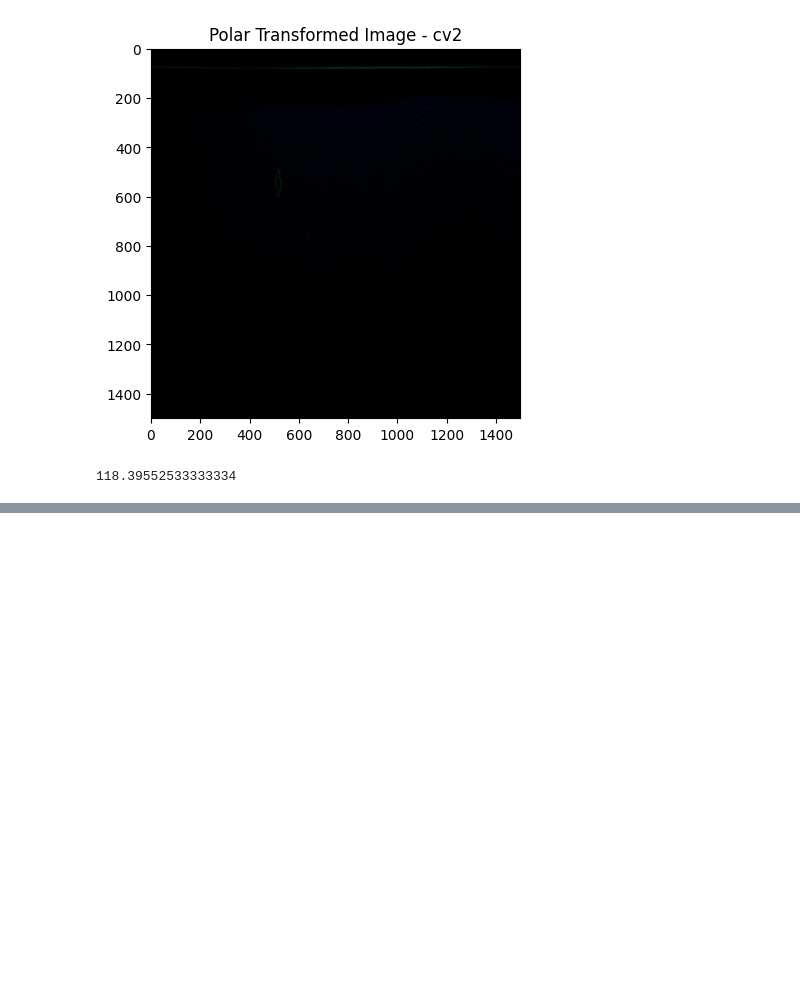
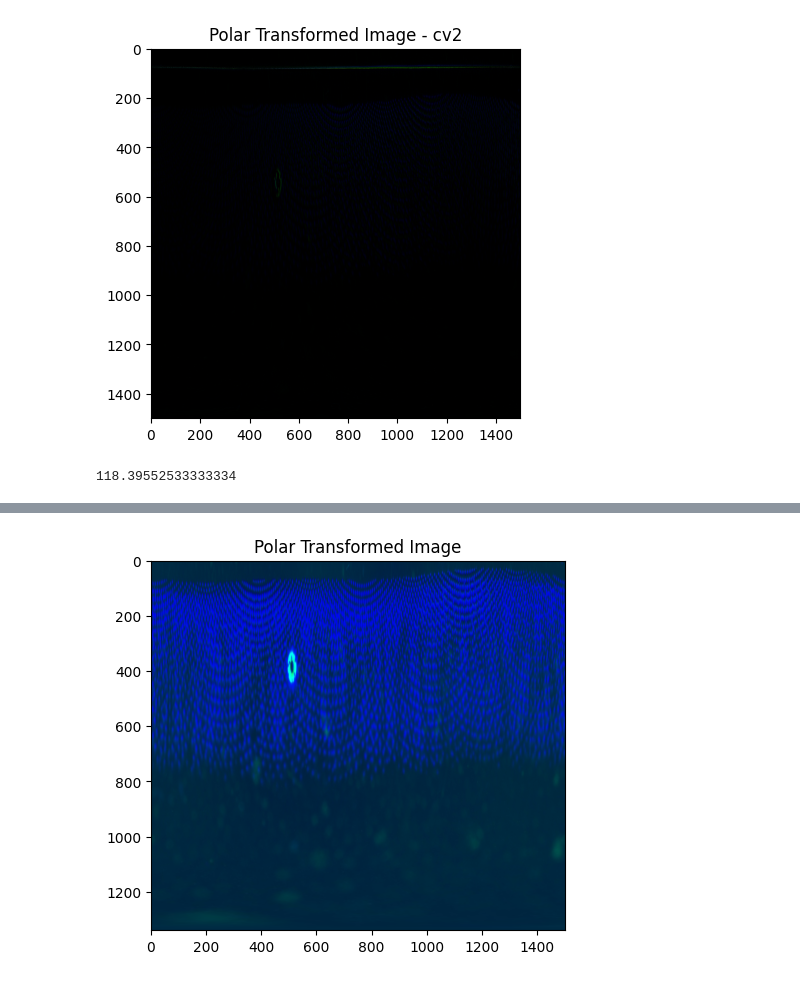
Before and after one commit to sidsid84-kor/xeception, a Jupyter notebook: jupyters/polar_gpu.ipynb, the cells around one changed output, grey strips where cells are left out. Drawn from its saved outputs; the diff is of its cells as text; code cells hidden in the pictures; blank space fills up the shorter version.

```diff
--- a/jupyters/polar_gpu.ipynb
+++ b/jupyters/polar_gpu.ipynb
@@ -97,0 +121,7 @@ mse(pic3, polar_img_cpu3)
+# %%
+polar_bot_cpu = polar_bot.cpu().squeeze().permute(1, 2, 0)  # Move to CPU for plotting
+plt.imshow(polar_bot_cpu.numpy())
+plt.title("Polar Transformed Image")
+plt.show()
+# %% [output]
+[figure, added]
```
Also changed, not shown: parts of 3 cells of this notebook, 7 other files.
